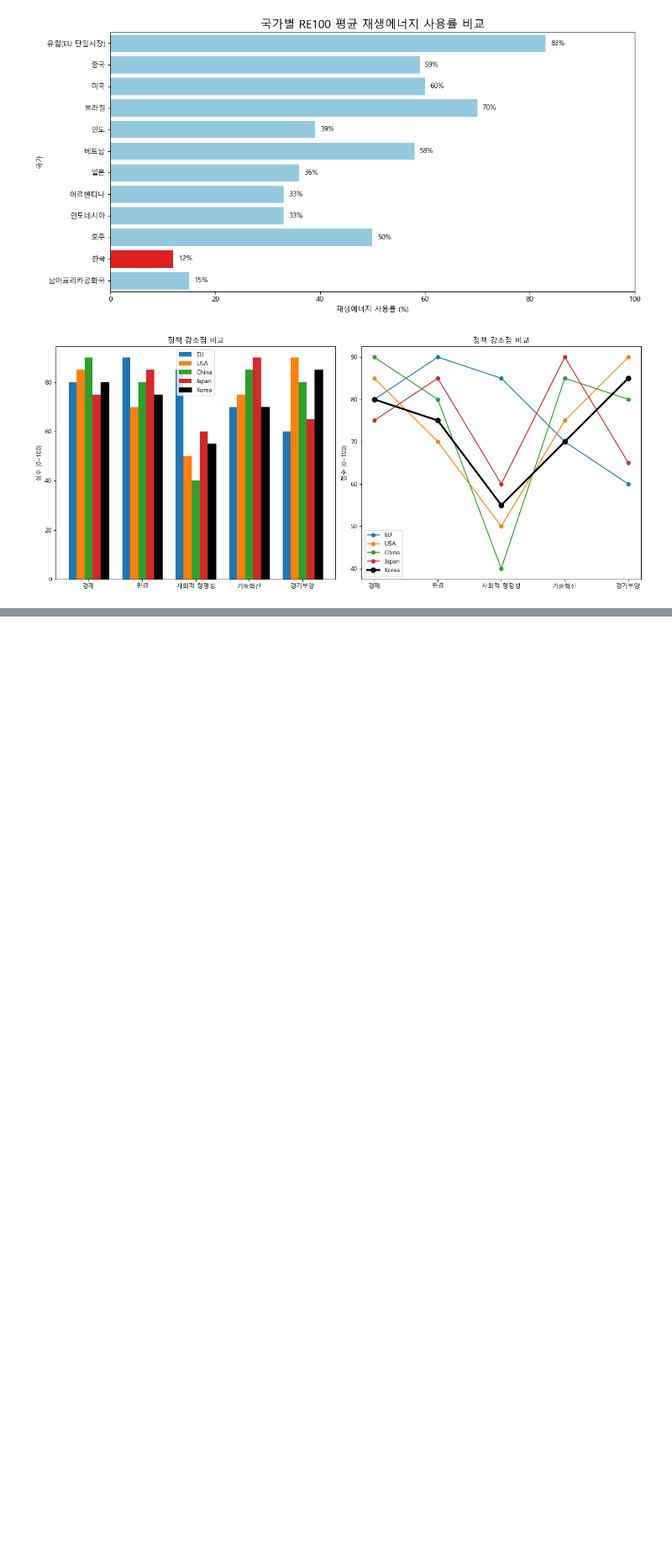
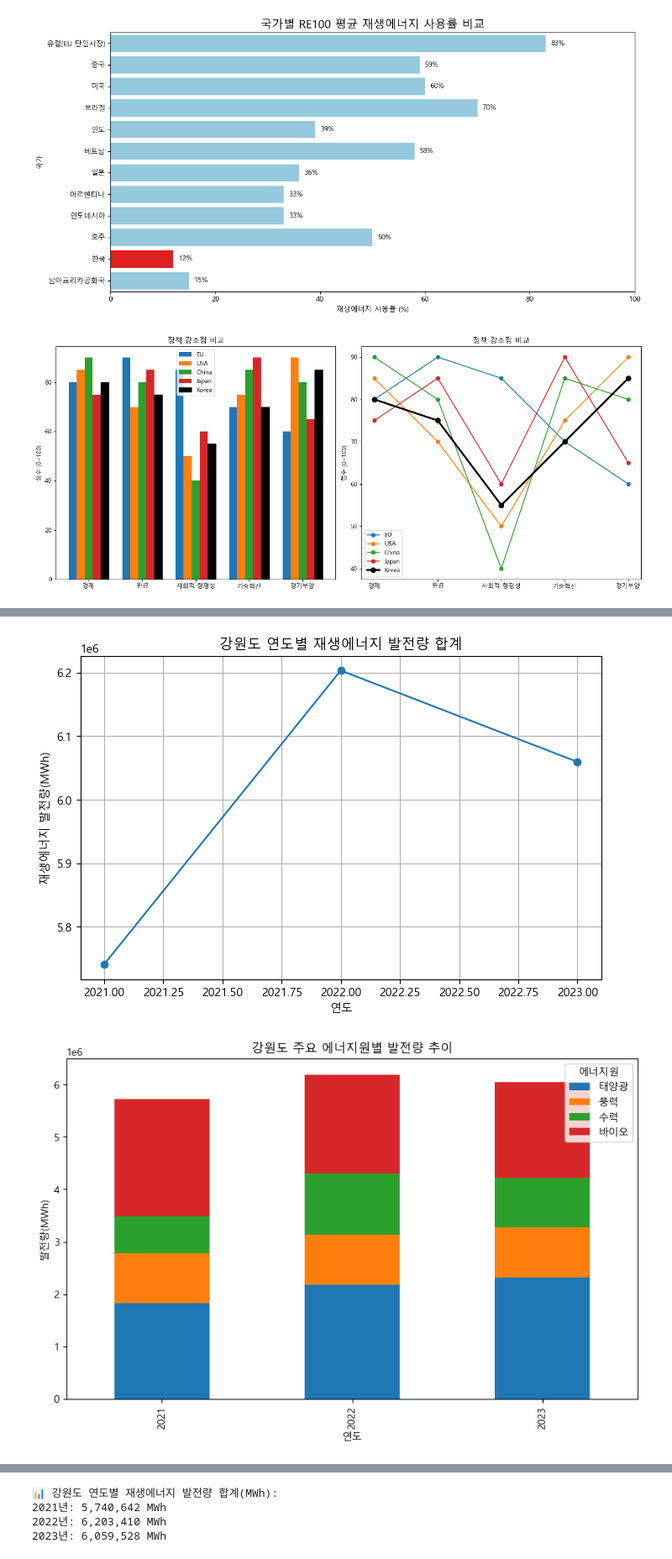
Before and after one commit to kimwjdhyun/KDT_RE_5th_Project, a Jupyter notebook: 01_DataAnalysis/scripts/preprocessing/re100_graph.ipynb, the cells around one changed output, grey strips where cells are left out. Shown: that part at 84% size. Saved outputs shown, nothing was run; the diff lists cells and outputs as text; code cells hidden in the pictures; blank space fills up the shorter version.

```diff
--- a/01_DataAnalysis/scripts/preprocessing/re100_graph.ipynb
+++ b/01_DataAnalysis/scripts/preprocessing/re100_graph.ipynb
@@ -175,0 +275,69 @@ plt.show()
+# %%
+import pandas as pd
+import matplotlib.pyplot as plt
+
+
+plt.rc('font', family='Malgun Gothic')
+plt.rcParams['axes.unicode_minus'] = False
+
+
+df = pd.read_excel(
+    r"C:/Users/dkreh/Desktop/KDT_RE_5th/3_Project/01_DataAnalysis/docs/강원도_지역별_재생에너지_발전량.xlsx",
+    sheet_name="Sheet1"
+)
+
+
+df["연도"] = pd.to_numeric(df["연도"], errors="coerce")
+df["재생에너지 합계"] = (
+    df["재생에너지 합계"].astype(str)
+    .str.replace(",", "")
+    .str.replace("-", "0")
+    .astype(float)
+)
+
+for col in ["태양광", "풍력", "수력", "바이오"]:
+    df[col] = (
+        df[col].astype(str)
+        .str.replace(",", "")
+        .str.replace("-", "0")
+        .astype(float)
+    )
+
+
+yearly_sum = df.groupby("연도")["재생에너지 합계"].sum()
+
+plt.figure(figsize=(8,5))
+plt.plot(yearly_sum.index, yearly_sum.values, marker="o")
+plt.title("강원도 연도별 재생에너지 발전량 합계")
+plt.xlabel("연도")
+plt.ylabel("재생에너지 발전량(MWh)")
+plt.grid(True)
+plt.show()
+
+
+energy_sources = ["태양광", "풍력", "수력", "바이오"]
+yearly_sources = df.groupby("연도")[energy_sources].sum()
+
+yearly_sources.plot(kind="bar", stacked=True, figsize=(10,6))
+plt.title("강원도 주요 에너지원별 발전량 추이")
+plt.xlabel("연도")
+plt.ylabel("발전량(MWh)")
+plt.legend(title="에너지원")
+plt.show()
+
+
+pivot_ratio = df.pivot_table(index="기초지자체", columns="연도", values="신재생에너지공급비중")
+
+pivot_ratio.plot(kind="bar", figsize=(12,6))
+plt.title("강원도 기초지자체별 신재생에너지 공급비중")
+plt.xlabel("기초지자체")
+plt.ylabel("공급비중(%)")
+plt.legend(title="연도")
+plt.show()
+
+print("📊 강원도 연도별 재생에너지 발전량 합계(MWh):")
+for year, value in yearly_sum.items():
+    print(f"{year}년: {value:,.0f} MWh")
+# %% [output]
+[figure, added]
+[figure, added]
@@ -175,0 +345,4 @@ plt.show()
+📊 강원도 연도별 재생에너지 발전량 합계(MWh):
+2021년: 5,740,642 MWh
+2022년: 6,203,410 MWh
+2023년: 6,059,528 MWh
```
Also changed, not shown: parts of 9 cells of this notebook, 5 other files.
